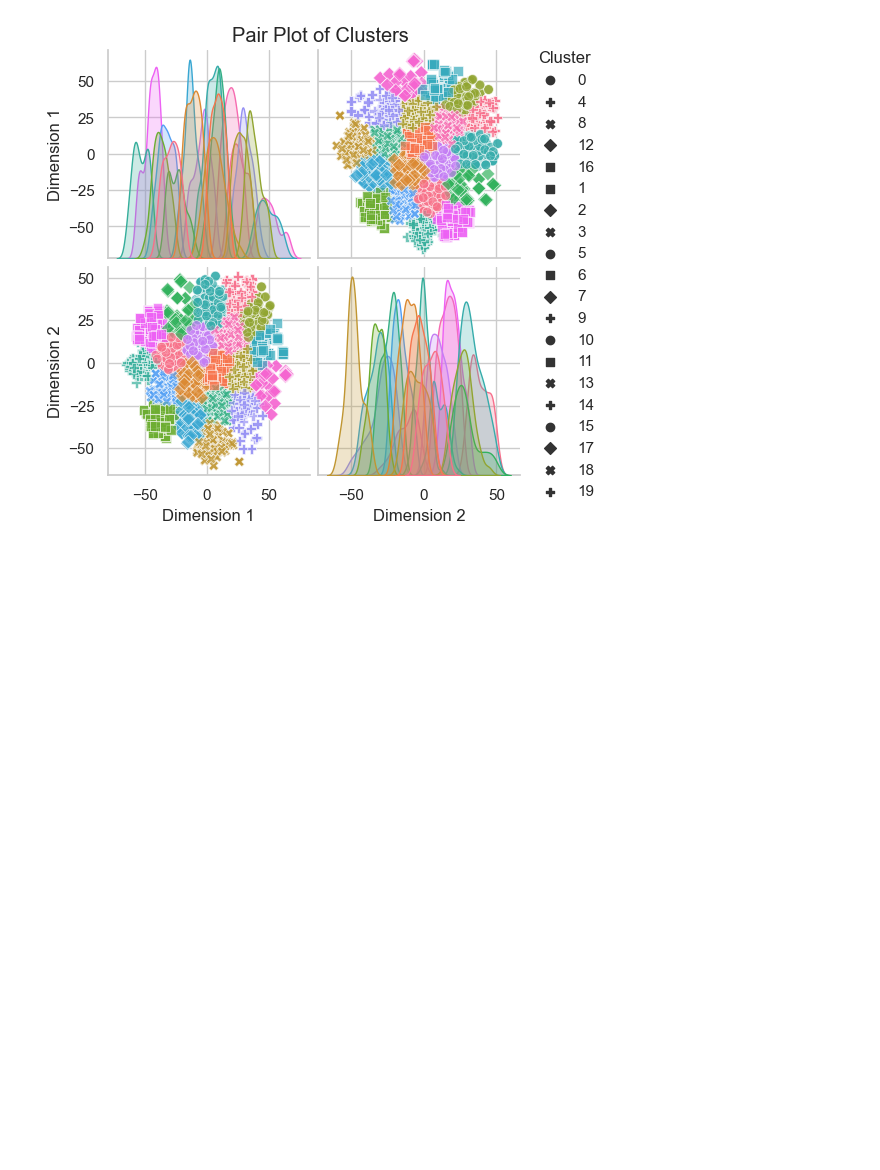
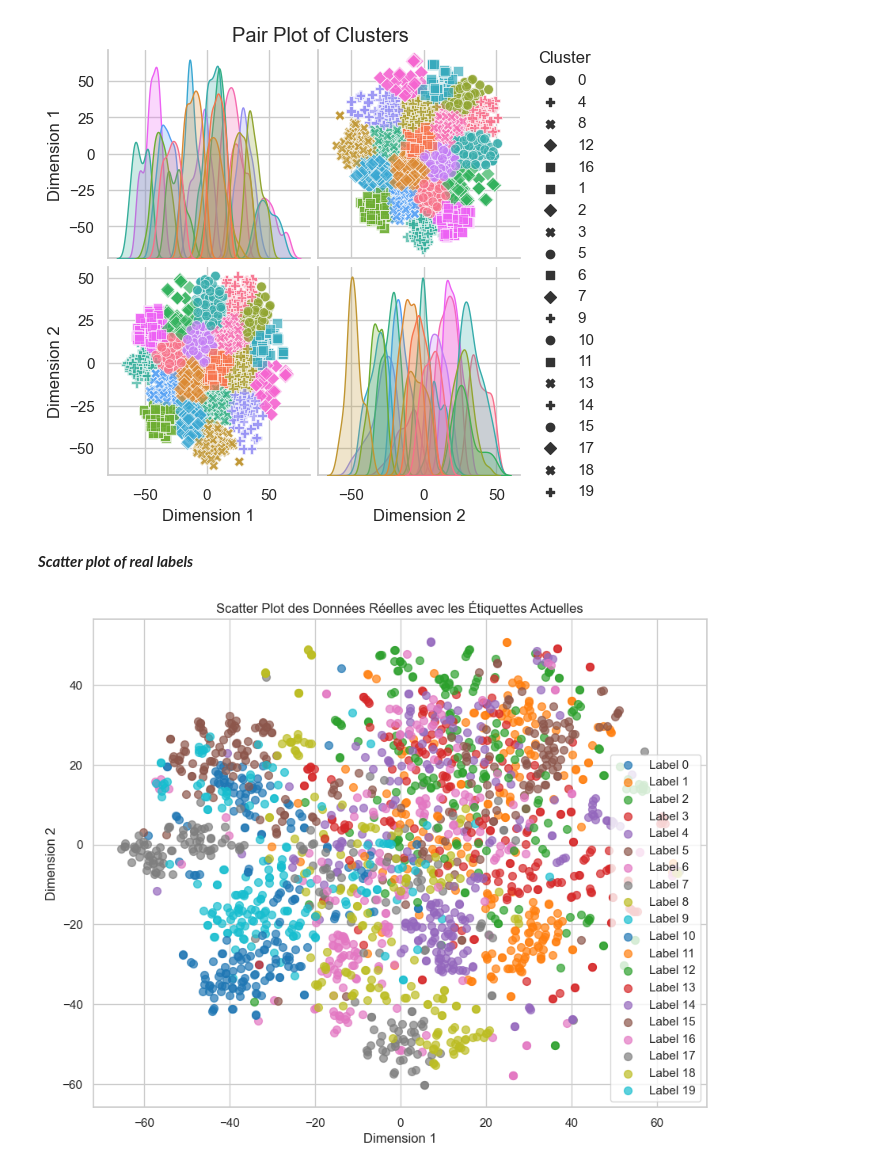
Before and after one commit to vvead/examen, a Jupyter notebook: template_branche.ipynb, the cells around one changed output. Drawn from its saved outputs; the diff is of its cells as text; code cells hidden in the pictures; blank space fills up the shorter version.

Commit message:
visualisation TSNE

```diff
--- a/template_branche.ipynb
+++ b/template_branche.ipynb
@@ -147,3 +147,31 @@ The markers list has fewer values (5) than needed (20) and will cycle, which may
   func(x=x, y=y, **kwargs)
 <Figure size 1200x1000 with 0 Axes>
 [figure]
+# %% [markdown]
+***Scatter plot of real labels***
+# %%
+import matplotlib.pyplot as plt
+import matplotlib.colors as mcolors
+
+# Définir une palette de couleurs pour les étiquettes
+colors = list(mcolors.TABLEAU_COLORS.values())
+
+# Scatter plot pour chaque étiquette réelle avec des couleurs différentes
+plt.figure(figsize=(10, 8))
+for i in range(len(set(labels))):
+    plt.scatter(
+        red_emb[labels == i, 0],
+        red_emb[labels == i, 1],
+        label=f'Label {i}',
+        alpha=0.7,
+        s=50,
+        color=colors[i % len(colors)]  # Utiliser des couleurs différentes pour chaque étiquette
+    )
+
+plt.title('Scatter Plot des Données Réelles avec les Étiquettes Actuelles')
+plt.xlabel('Dimension 1')
+plt.ylabel('Dimension 2')
+plt.legend()
+plt.show()
+# %% [output]
+[figure, added]
```
Also changed, not shown: parts of 7 cells of this notebook.
